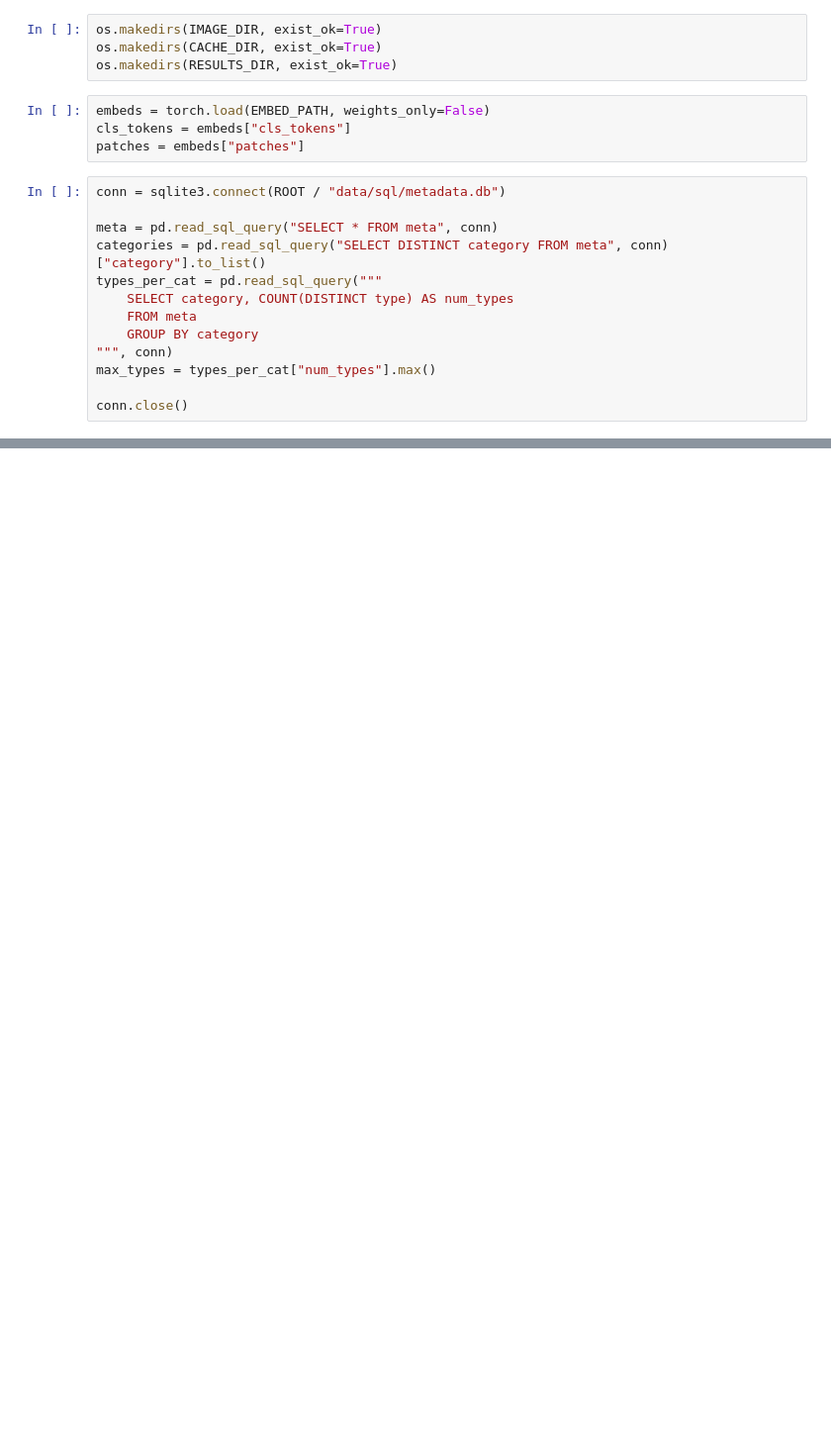
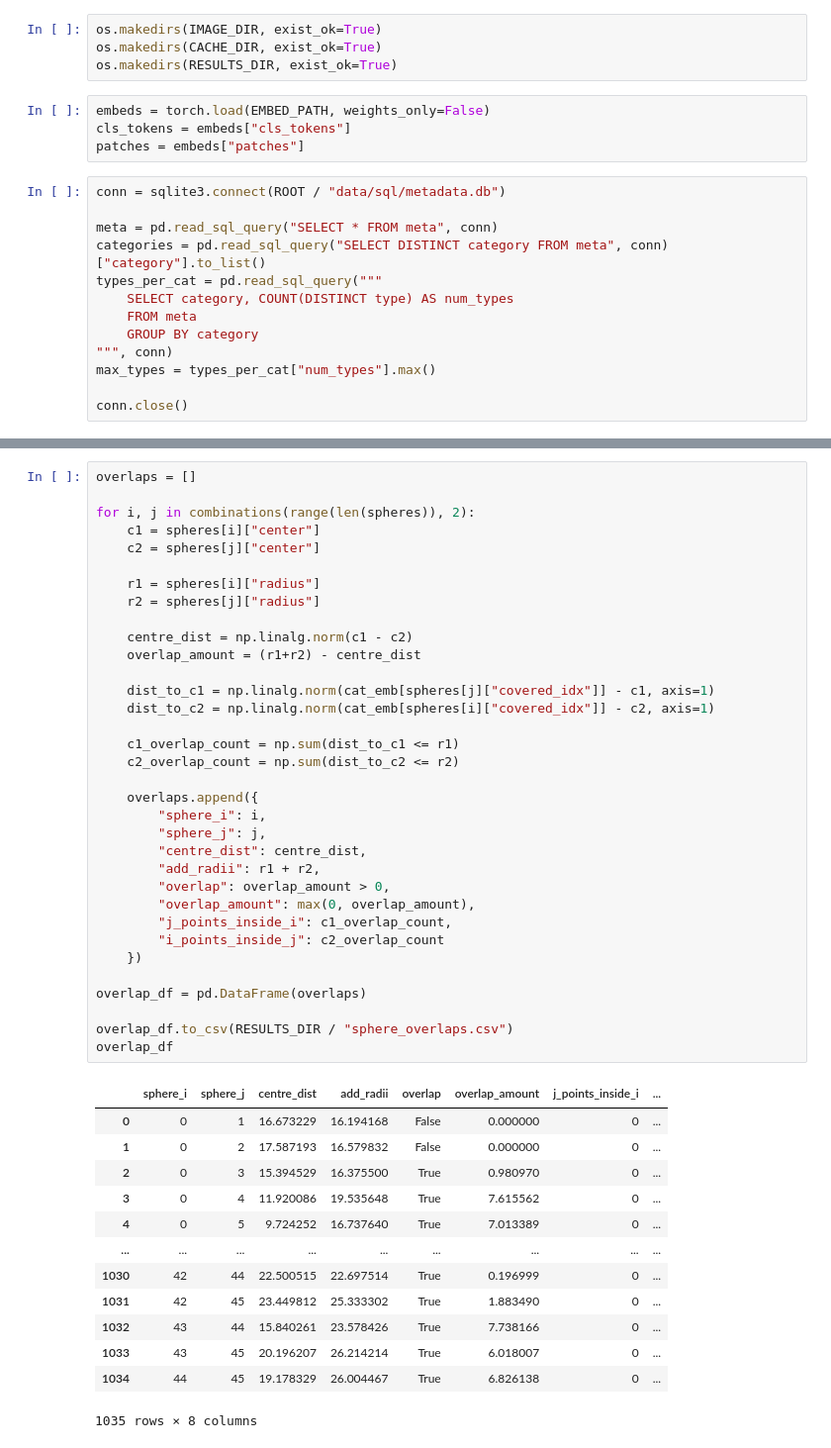
Before and after one commit to CiaranW005/UL-Summer-Bursary-2026, a Jupyter notebook: notebooks/stats_books/ellipsoid_fit.ipynb, the cells around one changed output, grey strips where cells are left out. Shown at 99% size. Cells and saved outputs as stored; diff of their text form; blank space fills up the shorter version.

```diff
--- a/notebooks/stats_books/ellipsoid_fit.ipynb
+++ b/notebooks/stats_books/ellipsoid_fit.ipynb
@@ -62,0 +403,48 @@ ValueError: Fitting the mixture model failed because some components have ill-de
+# %%
+overlaps = []
+
+for i, j in combinations(range(len(spheres)), 2):
+    c1 = spheres[i]["center"]
+    c2 = spheres[j]["center"]
+
+    r1 = spheres[i]["radius"]
+    r2 = spheres[j]["radius"]
+
+    centre_dist = np.linalg.norm(c1 - c2)
+    overlap_amount = (r1+r2) - centre_dist
+
+    dist_to_c1 = np.linalg.norm(cat_emb[spheres[j]["covered_idx"]] - c1, axis=1)
+    dist_to_c2 = np.linalg.norm(cat_emb[spheres[i]["covered_idx"]] - c2, axis=1)
+
+    c1_overlap_count = np.sum(dist_to_c1 <= r1)
+    c2_overlap_count = np.sum(dist_to_c2 <= r2)
+
+    overlaps.append({
+        "sphere_i": i,
+        "sphere_j": j,
+        "centre_dist": centre_dist,
+        "add_radii": r1 + r2,
+        "overlap": overlap_amount > 0,
+        "overlap_amount": max(0, overlap_amount),
+        "j_points_inside_i": c1_overlap_count,
+        "i_points_inside_j": c2_overlap_count
+    })
+
+overlap_df = pd.DataFrame(overlaps)
+
+overlap_df.to_csv(RESULTS_DIR / "sphere_overlaps.csv")
+overlap_df
+# %% [output]
+|  | sphere_i | sphere_j | centre_dist | add_radii | overlap | overlap_amount | j_points_inside_i | ... |
+| 0 | 0 | 1 | 16.673229 | 16.194168 | False | 0.000000 | 0 | ... |
+| 1 | 0 | 2 | 17.587193 | 16.579832 | False | 0.000000 | 0 | ... |
+| 2 | 0 | 3 | 15.394529 | 16.375500 | True | 0.980970 | 0 | ... |
+| 3 | 0 | 4 | 11.920086 | 19.535648 | True | 7.615562 | 0 | ... |
+| 4 | 0 | 5 | 9.724252 | 16.737640 | True | 7.013389 | 0 | ... |
+| ... | ... | ... | ... | ... | ... | ... | ... | ... |
+| 1030 | 42 | 44 | 22.500515 | 22.697514 | True | 0.196999 | 0 | ... |
+| 1031 | 42 | 45 | 23.449812 | 25.333302 | True | 1.883490 | 0 | ... |
+| 1032 | 43 | 44 | 15.840261 | 23.578426 | True | 7.738166 | 0 | ... |
+| 1033 | 43 | 45 | 20.196207 | 26.214214 | True | 6.018007 | 0 | ... |
+| 1034 | 44 | 45 | 19.178329 | 26.004467 | True | 6.826138 | 0 | ... |
+1035 rows × 8 columns
```
Also changed, not shown: parts of 13 cells of this notebook.
